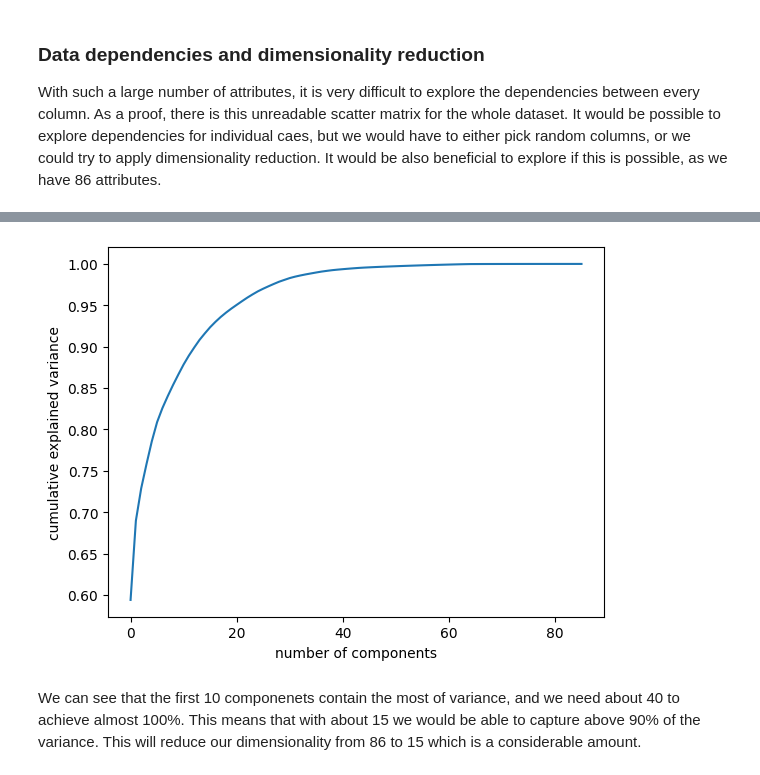
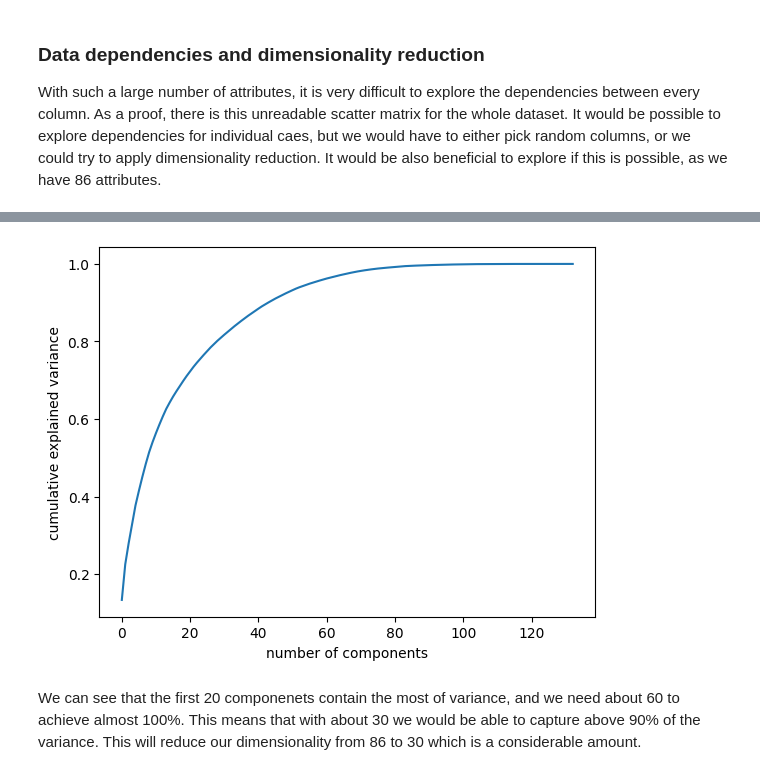
Before and after one commit to TamaraAtanasoska/IDA-Final-Project, a Jupyter notebook: project.ipynb, the cells around one changed output, grey strips where cells are left out. Cells and saved outputs as stored; diff of their text form; code cells hidden in the pictures.

```diff
--- a/project.ipynb
+++ b/project.ipynb
@@ -138,5 +161,4 @@ Dataframe has one or more duplicated rows, for example:
 
 [5 rows x 86 columns]
 # %%
-df.drop_duplicates(subset=None, keep="first", inplace=True)
-df
+#df.drop_duplicates(subset=None, keep="first", inplace=True)
@@ -204,0 +216,7 @@ df['Married'].plot(kind='kde')
+# %%
+df.columns = [data_dict.get(i, {}).get('Name') for i in range (1, 87)]
+
+df_target = df['CARAVAN']
+df = df.drop(['CARAVAN'], axis=1)
+
+df_target.value_counts()
@@ -250,0 +256,3 @@ df.apply(zscore)
+# %%
+one_hot_df = pd.get_dummies(df, columns=['MOSTYPE', 'MOSHOOFD'])
+one_hot_df
@@ -250,0 +273,5 @@ df.apply(zscore)
+# %%
+scaler = MinMaxScaler()
+df_normal = scaler.fit_transform(one_hot_df)
+#df_normal = one_hot_df.apply(zscore)
+df_normal
@@ -266,15 +319,11 @@ With such a large number of attributes, it is very difficult to explore the depe
 # %%
-from sklearn.decomposition import PCA
-from matplotlib import pyplot as plt
-import numpy as np
-
-pca = PCA().fit(df)
+pca = PCA().fit(df_normal)
 plt.plot(np.cumsum(pca.explained_variance_ratio_))
 plt.xlabel('number of components')
 plt.ylabel('cumulative explained variance');
 # %% [output]
-[figure, old version]
+[figure, new version]
 # %% [markdown]
-We can see that the first 10 componenets contain the most of variance, and we need about 40 to achieve almost 100%.
-This means that with about 15 we would be able to capture above 90% of the variance. This will reduce our dimensionality from 86 to 15 which is a considerable amount.
+We can see that the first 20 componenets contain the most of variance, and we need about 60 to achieve almost 100%.
+This means that with about 30 we would be able to capture above 90% of the variance. This will reduce our dimensionality from 86 to 30 which is a considerable amount.
 # %%
```
Also changed, not shown: parts of 56 cells of this notebook.
